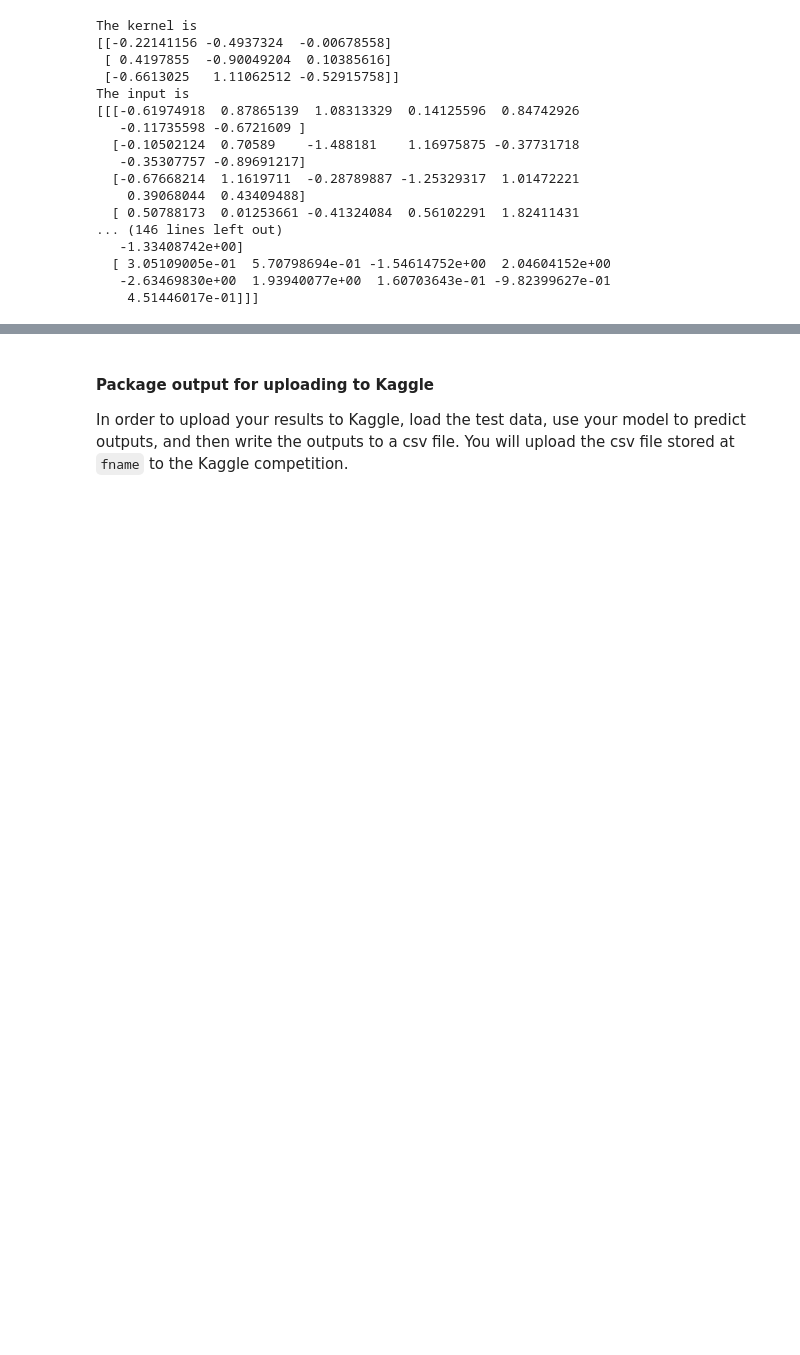
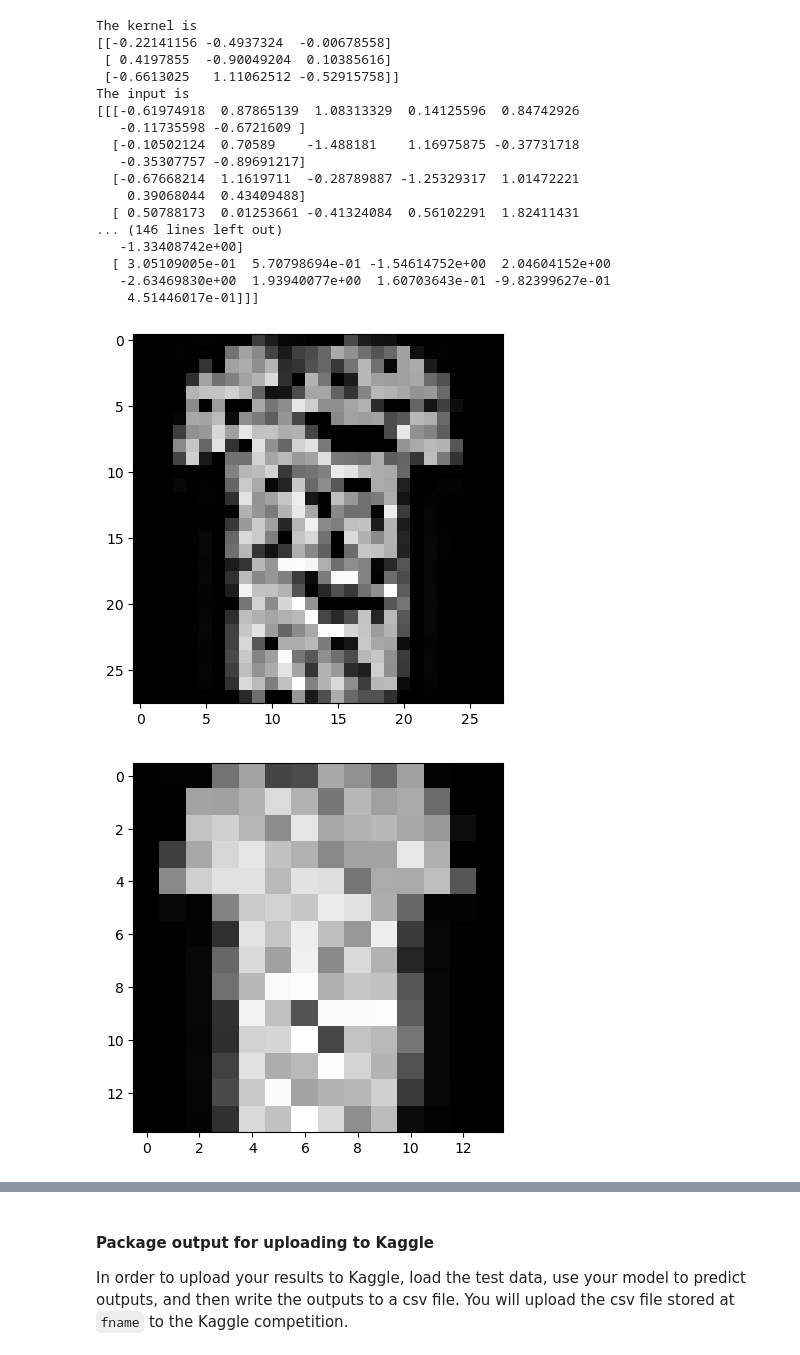
Before and after one commit to andrewlys/ttic31020, a Jupyter notebook: hw9/hw9 experimental/hw9.ipynb, the cells around one changed output, grey strips where cells are left out. Drawn from its saved outputs; the diff is of its cells as text; code cells hidden in the pictures; blank space fills up the shorter version.

```diff
--- a/hw9/hw9 experimental/hw9.ipynb
+++ b/hw9/hw9 experimental/hw9.ipynb
@@ -1193,4 +1193,27 @@ class maxpool(Module):
         dil_grad_in = np.lib.stride_tricks.as_strided(self._grad_input, dil_shape, dil_strides)
         dil_grad_in += dil_grad_out # add the contributions of the gradient
         # result will automatically be updated in the _grad_input attribute, since dil_grad_in is a view of _grad_input
-#### TASK 6 CODE
+        self._check_backward_attrs()
+# %%
+# test maxpool
+pool = maxpool(2, 2)
+pool.forward(Xfm_train[:3])
+for x_in, x_out in zip(Xfm_train[:3], pool._output):
+    plt.figure()
+    plt.imshow(x_in[:, :, 0], cmap='gray')
+    plt.show()
+    plt.figure()
+    plt.imshow(x_out[:, :, 0], cmap = 'gray')
+    plt.show()
+grad_output = np.ones_like(pool._output)
+pool.backward(grad_output)
+for x_in, x_out in zip(Xfm_train[:3], pool._grad_input):
+    plt.figure()
+    plt.imshow(x_in[:, :, 0], cmap='gray')
+    plt.show()
+    plt.figure()
+    plt.imshow(x_out[:, :, 0], cmap = 'gray')
+    plt.show()
+# %% [output]
+[figure, added]
+[figure, added]
```
Also changed, not shown: parts of 2 cells of this notebook.
